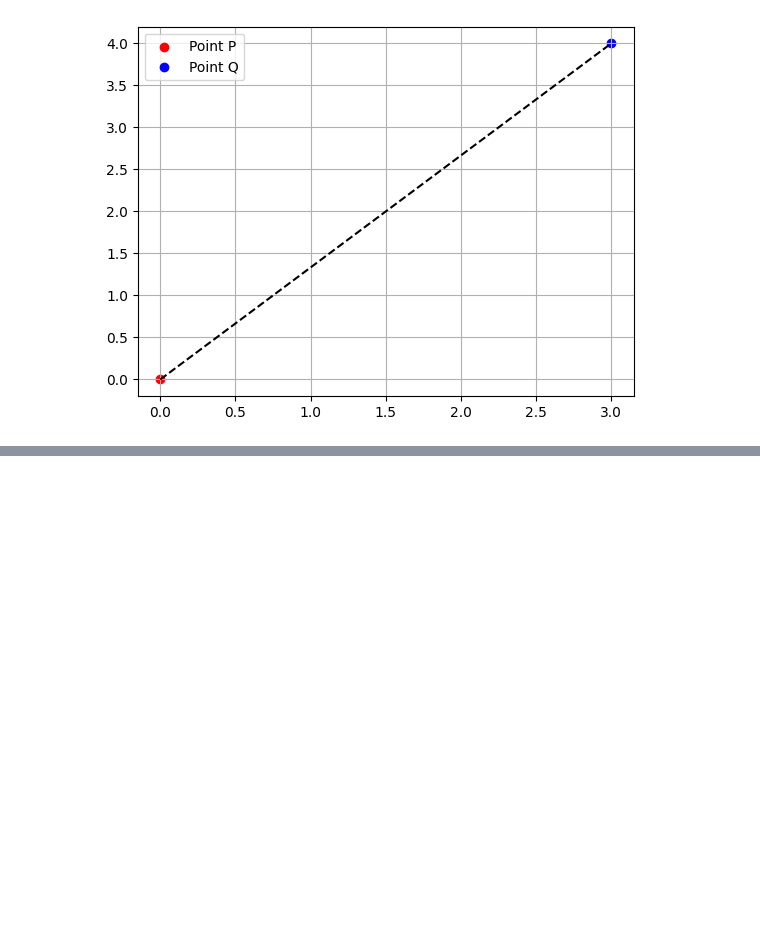
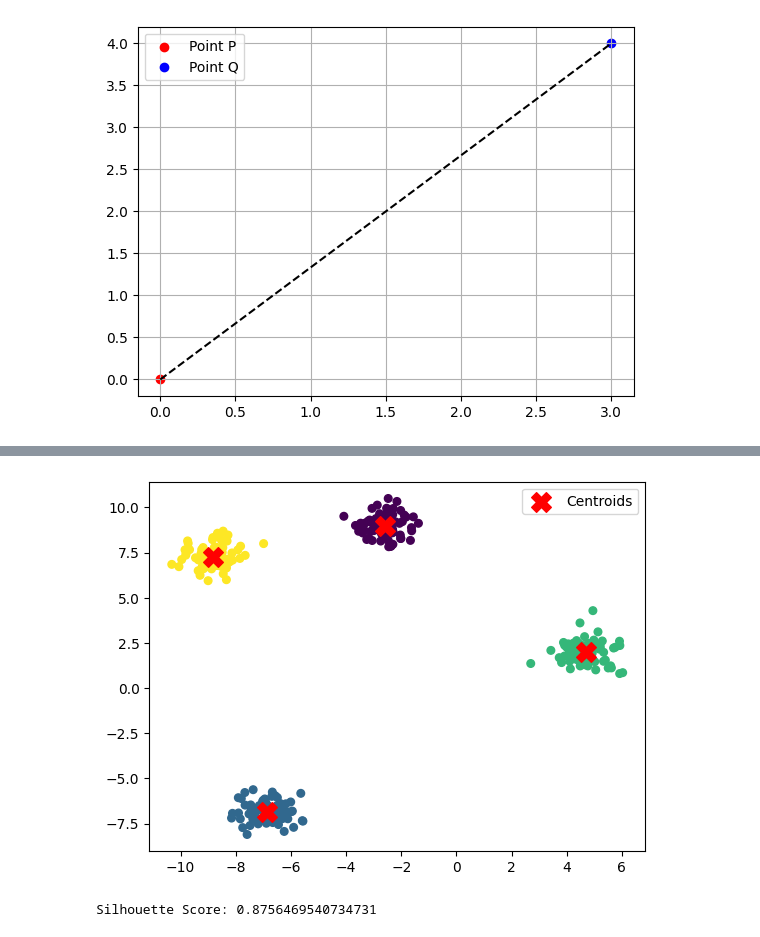
Before and after one commit to Manoj-HT/DSAI_Notes, a Jupyter notebook: ML3/C1: Introduction to unsupervised Learning, Clustering and k-Means Algorithm.ipynb, the cells around one changed output, grey strips where cells are left out. Drawn from its saved outputs; the diff is of its cells as text; code cells hidden in the pictures; blank space fills up the shorter version.

```diff
--- a/ML3/C1: Introduction to unsupervised Learning, Clustering and k-Means Algorithm.ipynb
+++ b/ML3/C1: Introduction to unsupervised Learning, Clustering and k-Means Algorithm.ipynb
@@ -93,0 +138,25 @@ Manhattan Distance: 7
+# %%
+from sklearn.datasets import make_blobs
+from sklearn.cluster import KMeans
+from sklearn.metrics import silhouette_score
+
+# Generate synthetic dataset
+X, _ = make_blobs(n_samples=300, centers=4, cluster_std=0.6, random_state=42)
+
+# Try KMeans with K=4
+kmeans = KMeans(n_clusters=4, random_state=42, n_init='auto')
+y_pred = kmeans.fit_predict(X)
+
+# Plot clusters
+plt.scatter(X[:, 0], X[:, 1], c=y_pred, cmap='viridis', s=30)
+plt.scatter(kmeans.cluster_centers_[:, 0], kmeans.cluster_centers_[:, 1],
+            s=200, c='red', marker='X', label='Centroids')
+plt.legend()
+plt.show()
+
+# Evaluate with silhouette score
+score = silhouette_score(X, y_pred)
+print("Silhouette Score:", score)
+# %% [output]
+[figure, added]
+Silhouette Score: 0.8756469540734731
```
Also changed, not shown: parts of 2 cells of this notebook.
